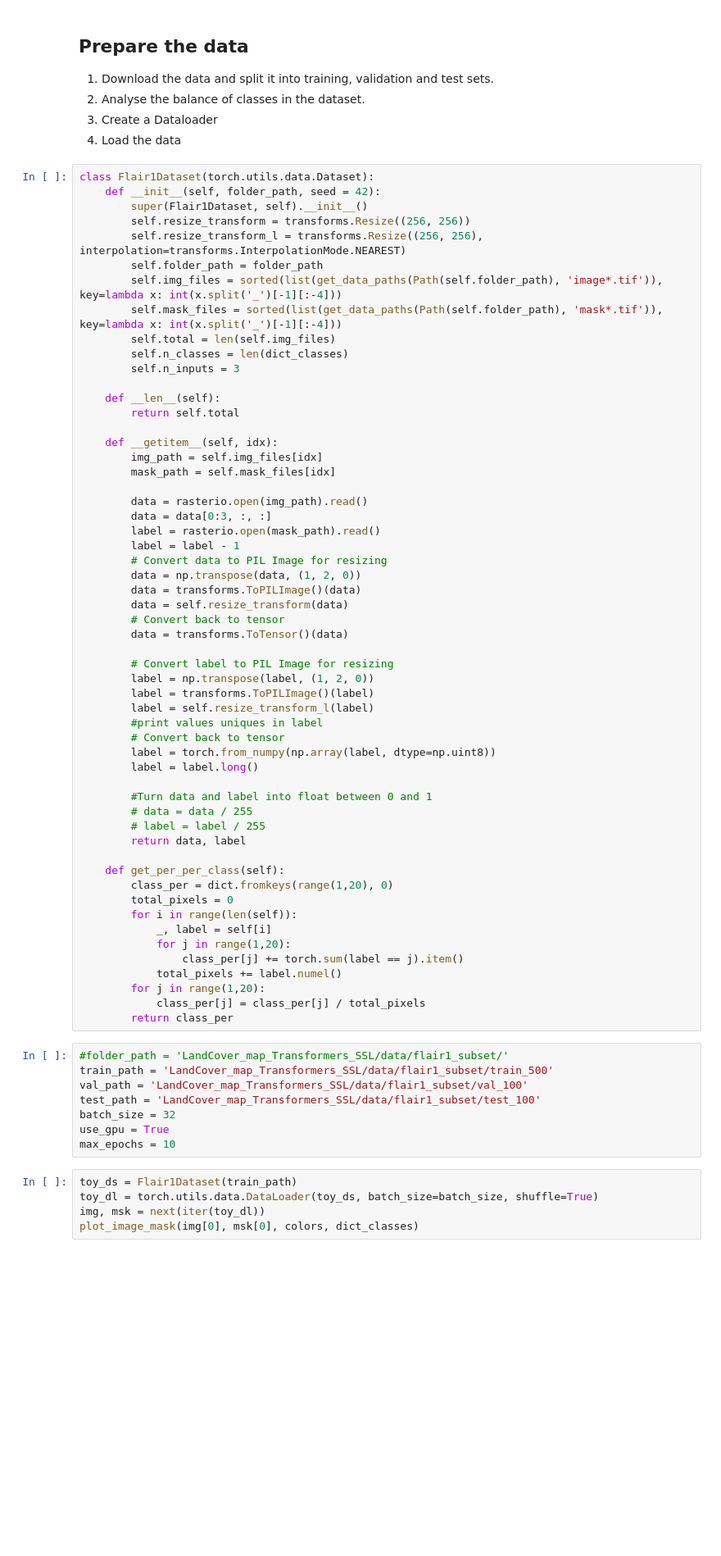
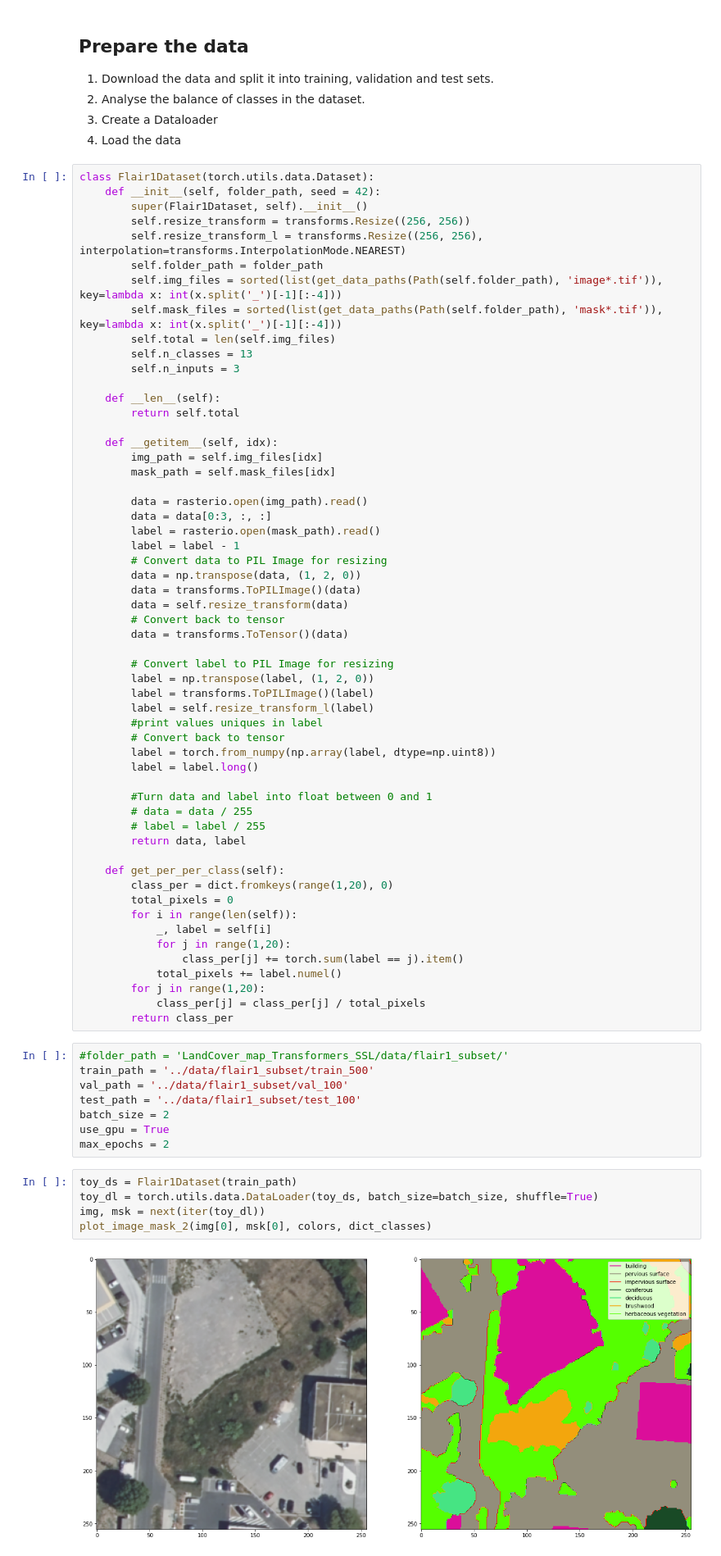
Before and after one commit to BertilleT/land_cover_map_Transformers_SSL, a Jupyter notebook: src/flair1_UNet.ipynb, the cells around one changed output. Shown at 82% size. Cells and saved outputs as stored; diff of their text form; blank space fills up the shorter version.

```diff
--- a/src/flair1_UNet.ipynb
+++ b/src/flair1_UNet.ipynb
@@ -79,7 +79,7 @@ class Flair1Dataset(torch.utils.data.Dataset):
         self.img_files = sorted(list(get_data_paths(Path(self.folder_path), 'image*.tif')), key=lambda x: int(x.split('_')[-1][:-4]))
         self.mask_files = sorted(list(get_data_paths(Path(self.folder_path), 'mask*.tif')), key=lambda x: int(x.split('_')[-1][:-4]))
         self.total = len(self.img_files)
-        self.n_classes = len(dict_classes)
+        self.n_classes = 13
         self.n_inputs = 3
 
     def __len__(self):
@@ -127,17 +127,19 @@ class Flair1Dataset(torch.utils.data.Dataset):
         return class_per
 # %%
 #folder_path = 'LandCover_map_Transformers_SSL/data/flair1_subset/'
-train_path = 'LandCover_map_Transformers_SSL/data/flair1_subset/train_500'
-val_path = 'LandCover_map_Transformers_SSL/data/flair1_subset/val_100'
-test_path = 'LandCover_map_Transformers_SSL/data/flair1_subset/test_100'
-batch_size = 32
+train_path = '../data/flair1_subset/train_500'
+val_path = '../data/flair1_subset/val_100'
+test_path = '../data/flair1_subset/test_100'
+batch_size = 2
 use_gpu = True
-max_epochs = 10
+max_epochs = 2
 # %%
 toy_ds = Flair1Dataset(train_path)
 toy_dl = torch.utils.data.DataLoader(toy_ds, batch_size=batch_size, shuffle=True)
 img, msk = next(iter(toy_dl))
-plot_image_mask(img[0], msk[0], colors, dict_classes)
+plot_image_mask_2(img[0], msk[0], colors, dict_classes)
+# %% [output]
+[figure, added]
 # %%
 train_ds = Flair1Dataset(train_path)
 val_ds = Flair1Dataset(val_path)
```
Also changed, not shown: parts of 5 cells of this notebook, 11 other files.
